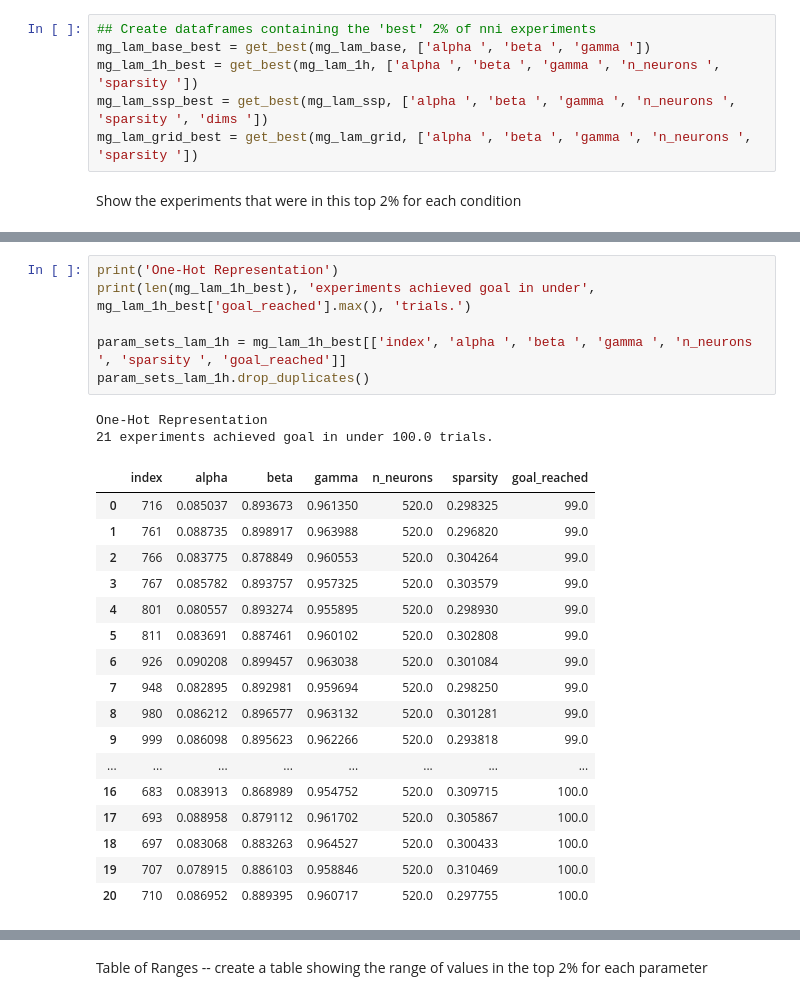
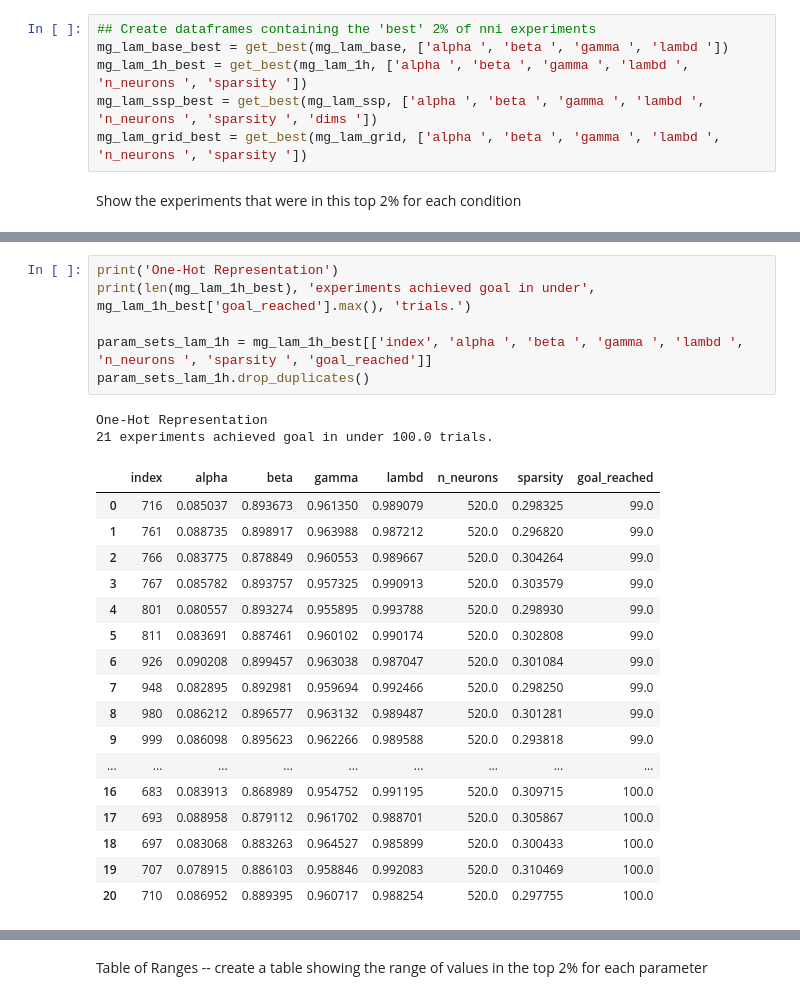
Before and after one commit to maddybartlett/Fast_RL_with_Bio_Based_Reps, a Jupyter notebook: Analysis_Main.ipynb, the cells around one changed output, grey strips where cells are left out. Drawn from its saved outputs; the diff is of its cells as text.

Commit message:
Added lambda to tables

```diff
--- a/Analysis_Main.ipynb
+++ b/Analysis_Main.ipynb
@@ -608,10 +608,10 @@ Minimum no. trials to reach goal.
 Let's have a look at the 'best' parameter sets - the parameter values that achieved the goal rolling mean in the fewest learning trials
 # %%
 ## Create dataframes containing the 'best' 2% of nni experiments
-mg_lam_base_best = get_best(mg_lam_base, ['alpha ', 'beta ', 'gamma '])
-mg_lam_1h_best = get_best(mg_lam_1h, ['alpha ', 'beta ', 'gamma ', 'n_neurons ', 'sparsity '])
-mg_lam_ssp_best = get_best(mg_lam_ssp, ['alpha ', 'beta ', 'gamma ', 'n_neurons ', 'sparsity ', 'dims '])
-mg_lam_grid_best = get_best(mg_lam_grid, ['alpha ', 'beta ', 'gamma ', 'n_neurons ', 'sparsity '])
+mg_lam_base_best = get_best(mg_lam_base, ['alpha ', 'beta ', 'gamma ', 'lambd '])
+mg_lam_1h_best = get_best(mg_lam_1h, ['alpha ', 'beta ', 'gamma ', 'lambd ', 'n_neurons ', 'sparsity '])
+mg_lam_ssp_best = get_best(mg_lam_ssp, ['alpha ', 'beta ', 'gamma ', 'lambd ', 'n_neurons ', 'sparsity ', 'dims '])
+mg_lam_grid_best = get_best(mg_lam_grid, ['alpha ', 'beta ', 'gamma ', 'lambd ', 'n_neurons ', 'sparsity '])
 # %% [markdown]
 Show the experiments that were in this top 2% for each condition
 # %%
@@ -643,29 +643,29 @@ Baseline Representation
 # %%
 print('One-Hot Representation')
 print(len(mg_lam_1h_best), 'experiments achieved goal in under', mg_lam_1h_best['goal_reached'].max(), 'trials.')
 
-param_sets_lam_1h = mg_lam_1h_best[['index', 'alpha ', 'beta ', 'gamma ', 'n_neurons ', 'sparsity ', 'goal_reached']]
+param_sets_lam_1h = mg_lam_1h_best[['index', 'alpha ', 'beta ', 'gamma ', 'lambd ', 'n_neurons ', 'sparsity ', 'goal_reached']]
 param_sets_lam_1h.drop_duplicates()
 # %% [output]
 One-Hot Representation
 21 experiments achieved goal in under 100.0 trials.
-|  | index | alpha | beta | gamma | n_neurons | sparsity | goal_reached |
-| 0 | 716 | 0.085037 | 0.893673 | 0.961350 | 520.0 | 0.298325 | 99.0 |
-| 1 | 761 | 0.088735 | 0.898917 | 0.963988 | 520.0 | 0.296820 | 99.0 |
-| 2 | 766 | 0.083775 | 0.878849 | 0.960553 | 520.0 | 0.304264 | 99.0 |
-| 3 | 767 | 0.085782 | 0.893757 | 0.957325 | 520.0 | 0.303579 | 99.0 |
-| 4 | 801 | 0.080557 | 0.893274 | 0.955895 | 520.0 | 0.298930 | 99.0 |
-| 5 | 811 | 0.083691 | 0.887461 | 0.960102 | 520.0 | 0.302808 | 99.0 |
-| 6 | 926 | 0.090208 | 0.899457 | 0.963038 | 520.0 | 0.301084 | 99.0 |
-| 7 | 948 | 0.082895 | 0.892981 | 0.959694 | 520.0 | 0.298250 | 99.0 |
-| 8 | 980 | 0.086212 | 0.896577 | 0.963132 | 520.0 | 0.301281 | 99.0 |
-| 9 | 999 | 0.086098 | 0.895623 | 0.962266 | 520.0 | 0.293818 | 99.0 |
-| ... | ... | ... | ... | ... | ... | ... | ... |
-| 16 | 683 | 0.083913 | 0.868989 | 0.954752 | 520.0 | 0.309715 | 100.0 |
-| 17 | 693 | 0.088958 | 0.879112 | 0.961702 | 520.0 | 0.305867 | 100.0 |
-| 18 | 697 | 0.083068 | 0.883263 | 0.964527 | 520.0 | 0.300433 | 100.0 |
-| 19 | 707 | 0.078915 | 0.886103 | 0.958846 | 520.0 | 0.310469 | 100.0 |
-| 20 | 710 | 0.086952 | 0.889395 | 0.960717 | 520.0 | 0.297755 | 100.0 |
+|  | index | alpha | beta | gamma | lambd | n_neurons | sparsity | goal_reached |
+| 0 | 716 | 0.085037 | 0.893673 | 0.961350 | 0.989079 | 520.0 | 0.298325 | 99.0 |
+| 1 | 761 | 0.088735 | 0.898917 | 0.963988 | 0.987212 | 520.0 | 0.296820 | 99.0 |
+| 2 | 766 | 0.083775 | 0.878849 | 0.960553 | 0.989667 | 520.0 | 0.304264 | 99.0 |
+| 3 | 767 | 0.085782 | 0.893757 | 0.957325 | 0.990913 | 520.0 | 0.303579 | 99.0 |
+| 4 | 801 | 0.080557 | 0.893274 | 0.955895 | 0.993788 | 520.0 | 0.298930 | 99.0 |
+| 5 | 811 | 0.083691 | 0.887461 | 0.960102 | 0.990174 | 520.0 | 0.302808 | 99.0 |
+| 6 | 926 | 0.090208 | 0.899457 | 0.963038 | 0.987047 | 520.0 | 0.301084 | 99.0 |
+| 7 | 948 | 0.082895 | 0.892981 | 0.959694 | 0.992466 | 520.0 | 0.298250 | 99.0 |
+| 8 | 980 | 0.086212 | 0.896577 | 0.963132 | 0.989487 | 520.0 | 0.301281 | 99.0 |
+| 9 | 999 | 0.086098 | 0.895623 | 0.962266 | 0.989588 | 520.0 | 0.293818 | 99.0 |
+| ... | ... | ... | ... | ... | ... | ... | ... | ... |
+| 16 | 683 | 0.083913 | 0.868989 | 0.954752 | 0.991195 | 520.0 | 0.309715 | 100.0 |
+| 17 | 693 | 0.088958 | 0.879112 | 0.961702 | 0.988701 | 520.0 | 0.305867 | 100.0 |
+| 18 | 697 | 0.083068 | 0.883263 | 0.964527 | 0.985899 | 520.0 | 0.300433 | 100.0 |
+| 19 | 707 | 0.078915 | 0.886103 | 0.958846 | 0.992083 | 520.0 | 0.310469 | 100.0 |
+| 20 | 710 | 0.086952 | 0.889395 | 0.960717 | 0.988254 | 520.0 | 0.297755 | 100.0 |
 # %%
 print('SSP Representation')
 print(len(mg_lam_ssp_best), 'experiments achieved goal in under', mg_lam_ssp_best['goal_reached'].max(), 'trials.')
```
Also changed, not shown: parts of 5 cells of this notebook.
